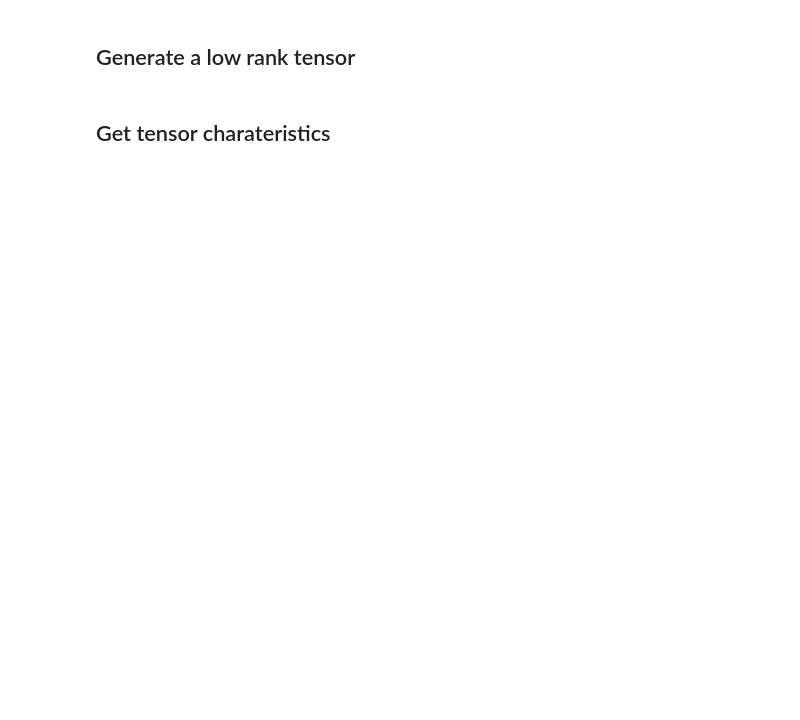
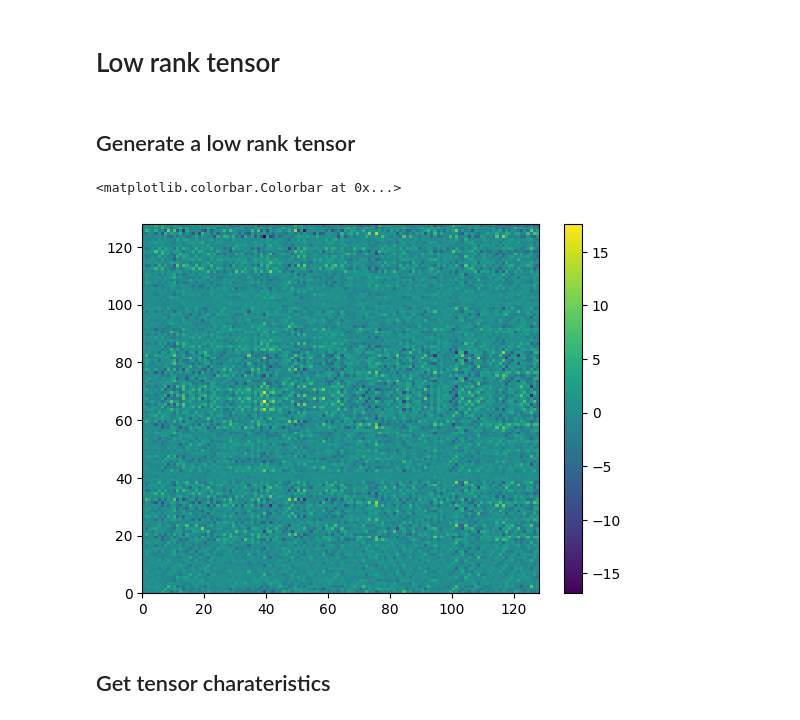
Before and after one commit to Rexyyj/split_DNN_framework, a Jupyter notebook: characteristics/low_rank_tensor.ipynb, the cells around one changed output. Drawn from its saved outputs; the diff is of its cells as text; code cells hidden in the pictures; blank space fills up the shorter version.

```diff
--- a/characteristics/low_rank_tensor.ipynb
+++ b/characteristics/low_rank_tensor.ipynb
@@ -8,6 +8,8 @@ from lib.jpeg import *
 from lib.decomposition import *
 from lib.regression import *
 from lib.sketchml import *
+# %% [markdown]
+# Low rank tensor
 # %% [markdown]
 ## Generate a low rank tensor
 # %%
@@ -24,6 +26,14 @@ tensor = torch.einsum('ir,jr,kr->ijk', factor_1, factor_2, factor_3)
 # manipulate the tensor
 value_mask = abs(tensor)>0.001
 tensor = tensor* value_mask
+# %%
+plot_tensor = tensor.reshape([3,128,128])
+plt.figure()
+plt.pcolormesh(plot_tensor[0])
+plt.colorbar()
+# %% [output]
+<matplotlib.colorbar.Colorbar at 0x...>
+[figure, added]
 # %% [markdown]
 ## Get tensor charateristics
 # %%
```
Also changed, not shown: parts of 68 cells of this notebook, 1 other file.
